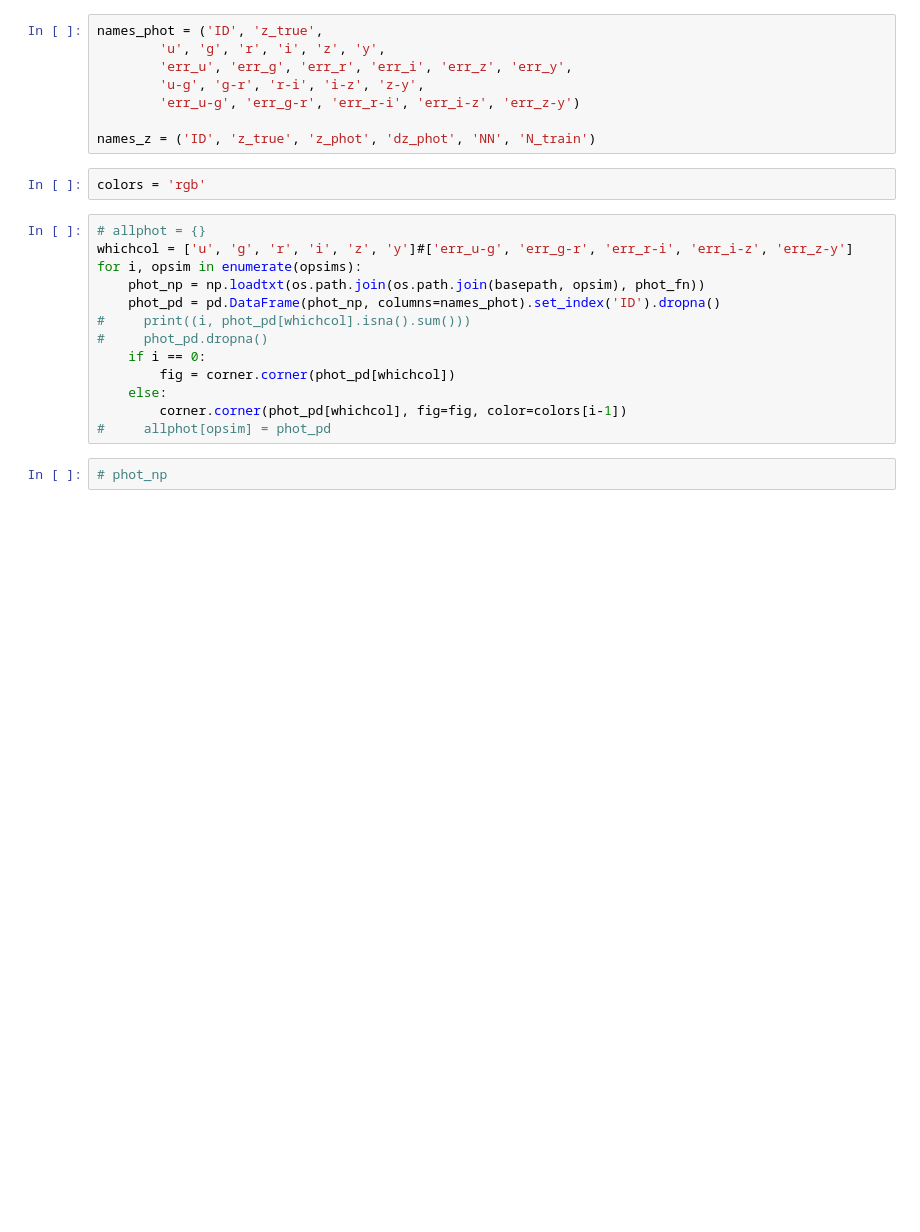
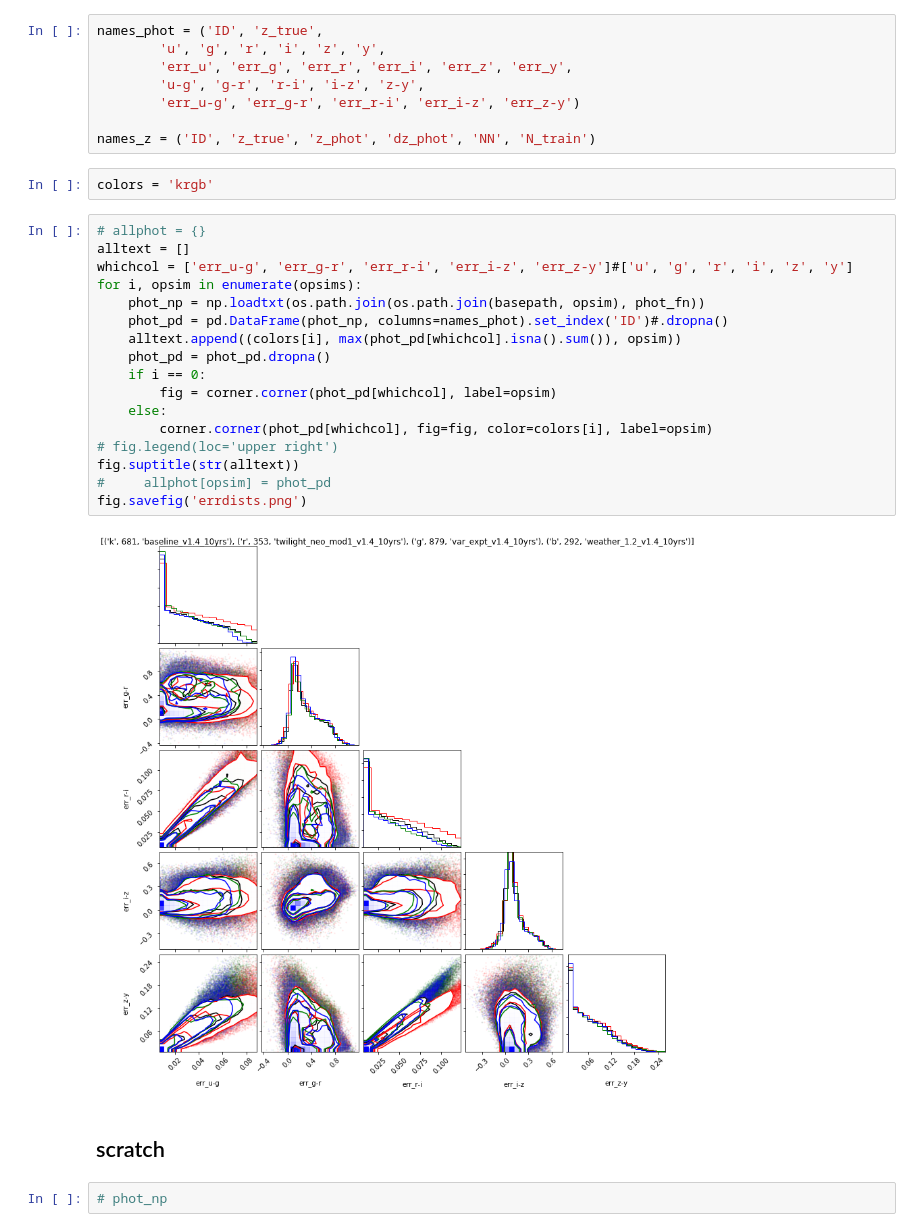
Before and after one commit to bscot/TheLastMetric, a Jupyter notebook: ingestion.ipynb, the cells around one changed output. Saved outputs shown, nothing was run; the diff lists cells and outputs as text; blank space fills up the shorter version.

Commit message:
saving plots

```diff
--- a/ingestion.ipynb
+++ b/ingestion.ipynb
@@ -17,20 +17,28 @@ names_phot = ('ID', 'z_true',
 
 names_z = ('ID', 'z_true', 'z_phot', 'dz_phot', 'NN', 'N_train')
 # %%
-colors = 'rgb'
+colors = 'krgb'
 # %%
 # allphot = {}
-whichcol = ['u', 'g', 'r', 'i', 'z', 'y']#['err_u-g', 'err_g-r', 'err_r-i', 'err_i-z', 'err_z-y']
+alltext = []
+whichcol = ['err_u-g', 'err_g-r', 'err_r-i', 'err_i-z', 'err_z-y']#['u', 'g', 'r', 'i', 'z', 'y']
 for i, opsim in enumerate(opsims):
     phot_np = np.loadtxt(os.path.join(os.path.join(basepath, opsim), phot_fn))
-    phot_pd = pd.DataFrame(phot_np, columns=names_phot).set_index('ID').dropna()
-#     print((i, phot_pd[whichcol].isna().sum()))
-#     phot_pd.dropna()
+    phot_pd = pd.DataFrame(phot_np, columns=names_phot).set_index('ID')#.dropna()
+    alltext.append((colors[i], max(phot_pd[whichcol].isna().sum()), opsim))
+    phot_pd = phot_pd.dropna()
     if i == 0:
-        fig = corner.corner(phot_pd[whichcol])
+        fig = corner.corner(phot_pd[whichcol], label=opsim)
     else:
-        corner.corner(phot_pd[whichcol], fig=fig, color=colors[i-1])
+        corner.corner(phot_pd[whichcol], fig=fig, color=colors[i], label=opsim)
+# fig.legend(loc='upper right')
+fig.suptitle(str(alltext))
 #     allphot[opsim] = phot_pd
+fig.savefig('errdists.png')
+# %% [output]
+[figure, added]
+# %% [markdown]
+## scratch
 # %%
 # phot_np
 # %%
```
